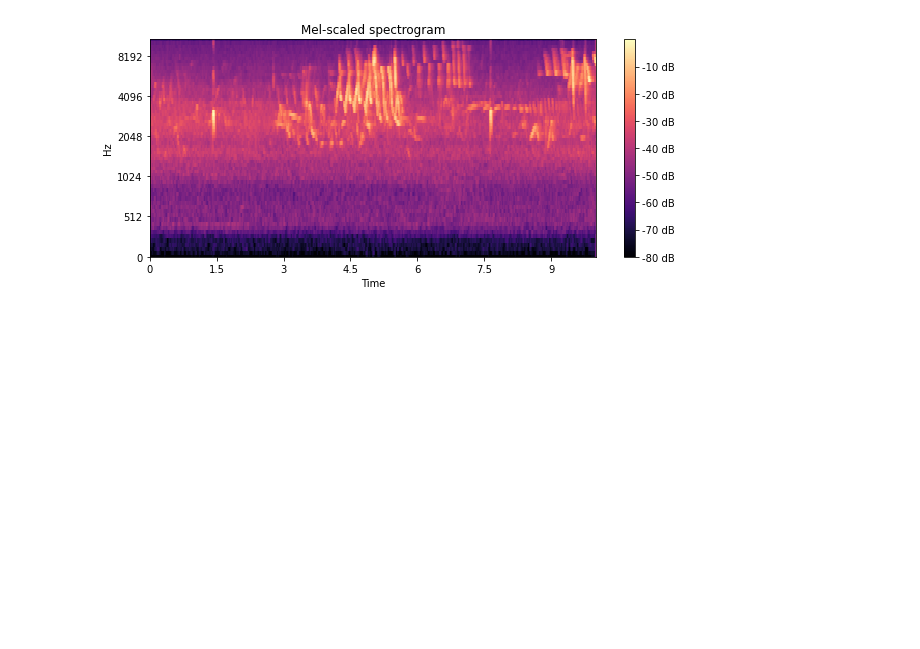
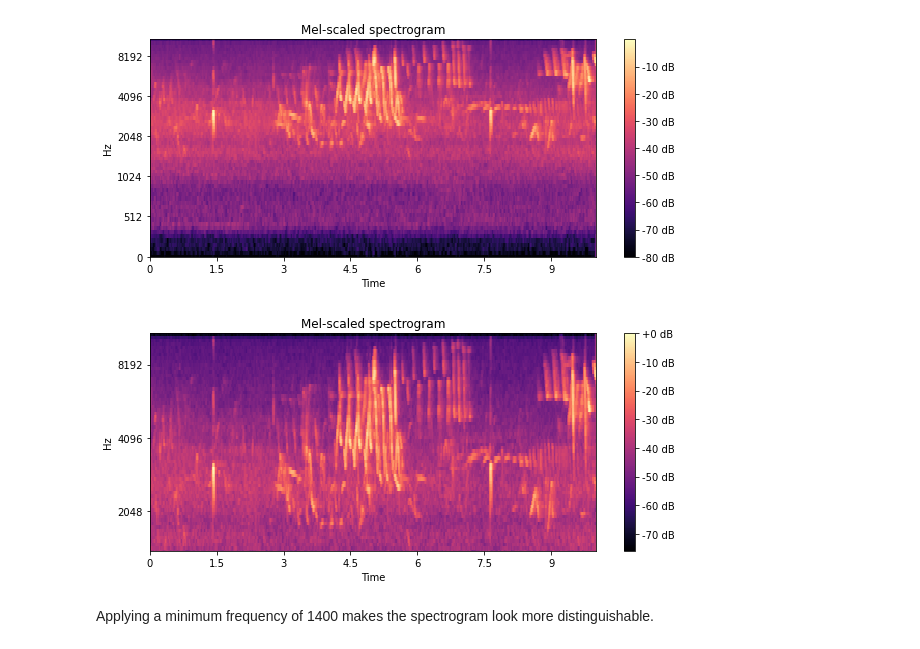
Before and after one commit to jackyho112/bird-call-identification, a Jupyter notebook: audio_data_overview.ipynb, the cells around one changed output. Cells and saved outputs as stored; diff of their text form; code cells hidden in the pictures; blank space fills up the shorter version.

Commit message:
Add image notebook

```diff
--- a/audio_data_overview.ipynb
+++ b/audio_data_overview.ipynb
@@ -127,3 +127,26 @@ plt.title('Mel-scaled spectrogram')
 plt.show()
 # %% [output]
 [figure]
+# %%
+fmin = 1400
+
+S = librosa.feature.melspectrogram(
+    n_fft=n_fft,
+    hop_length=hop_length,
+    n_mels=n_mels,
+    y=signal,
+    sr=sample_rate,
+    htk=True,
+    fmin=fmin,
+    fmax=sample_rate/2
+)
+# %%
+plt.figure(figsize=(10, 4))
+librosa.display.specshow(librosa.power_to_db(S, ref=np.max), fmin=fmin, y_axis='mel', x_axis='time')
+plt.colorbar(format='%+2.0f dB')
+plt.title('Mel-scaled spectrogram')
+plt.show()
+# %% [output]
+[figure, added]
+# %% [markdown]
+Applying a minimum frequency of 1400 makes the spectrogram look more distinguishable.
```
Also changed, not shown: 1 other file.
